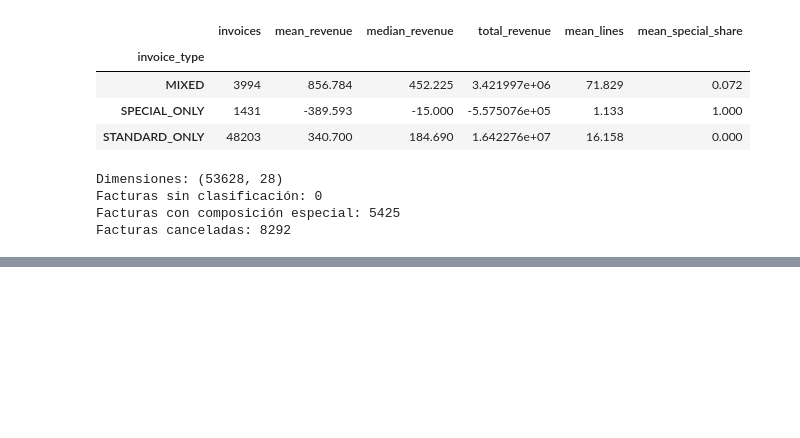
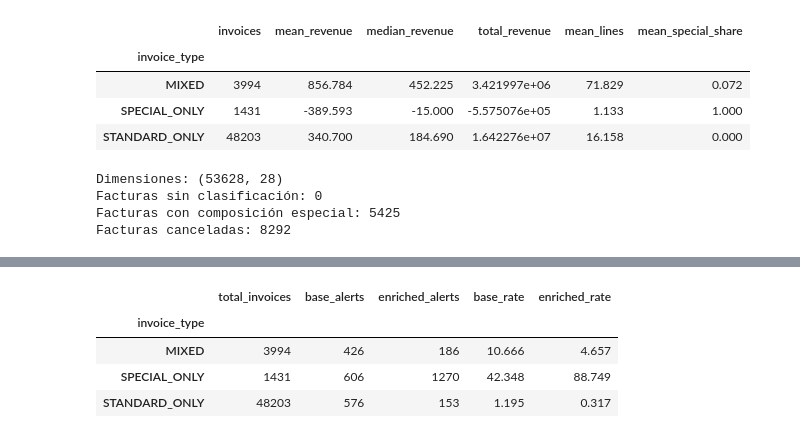
Before and after one commit to Milu2662/BI-PYMES-ML, a Jupyter notebook: notebook/04_isolation_forest.ipynb, the cells around one changed output, grey strips where cells are left out. Saved outputs shown, nothing was run; the diff lists cells and outputs as text; code cells hidden in the pictures; blank space fills up the shorter version.

```diff
--- a/notebook/04_isolation_forest.ipynb
+++ b/notebook/04_isolation_forest.ipynb
@@ -1030,0 +1242,48 @@ display(results_df)
+# %%
+# COMPARACIÓN DE SENSIBILIDAD POR COMPOSICIÓN
+
+comparison_nc = invoice_enriched[
+    ["InvoiceNo", "invoice_type"]
+].copy()
+
+comparison_nc = comparison_nc.merge(
+    scored_base_nc[["InvoiceNo", "if_anomaly"]].rename(
+        columns={"if_anomaly": "base_nc"}
+    ),
+    on="InvoiceNo",
+    how="left"
+)
+
+comparison_nc = comparison_nc.merge(
+    scored_enriched_nc[["InvoiceNo", "if_anomaly"]].rename(
+        columns={"if_anomaly": "enriched_nc"}
+    ),
+    on="InvoiceNo",
+    how="left"
+)
+
+sensitivity_distribution = comparison_nc.groupby(
+    "invoice_type"
+).agg(
+    total_invoices=("InvoiceNo", "count"),
+    base_alerts=("base_nc", "sum"),
+    enriched_alerts=("enriched_nc", "sum")
+)
+
+sensitivity_distribution["base_rate"] = (
+    sensitivity_distribution["base_alerts"]
+    / sensitivity_distribution["total_invoices"] * 100
+)
+
+sensitivity_distribution["enriched_rate"] = (
+    sensitivity_distribution["enriched_alerts"]
+    / sensitivity_distribution["total_invoices"] * 100
+)
+
+display(sensitivity_distribution.round(3))
+# %% [output]
+|  | total_invoices | base_alerts | enriched_alerts | base_rate | enriched_rate |
+| invoice_type |  |  |  |  |  |
+| MIXED | 3994 | 426 | 186 | 10.666 | 4.657 |
+| SPECIAL_ONLY | 1431 | 606 | 1270 | 42.348 | 88.749 |
+| STANDARD_ONLY | 48203 | 576 | 153 | 1.195 | 0.317 |
```
Also changed, not shown: parts of 17 cells of this notebook.
